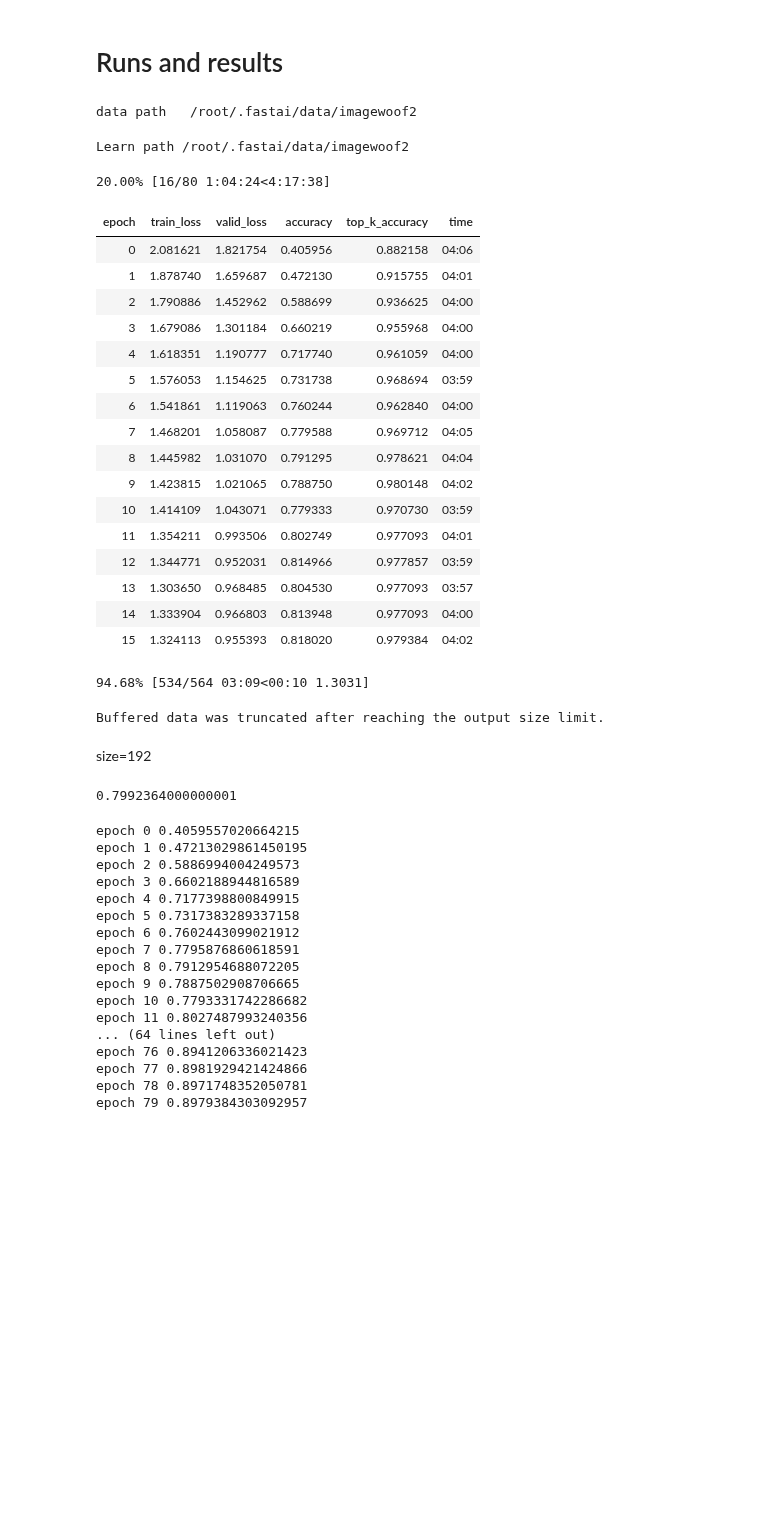
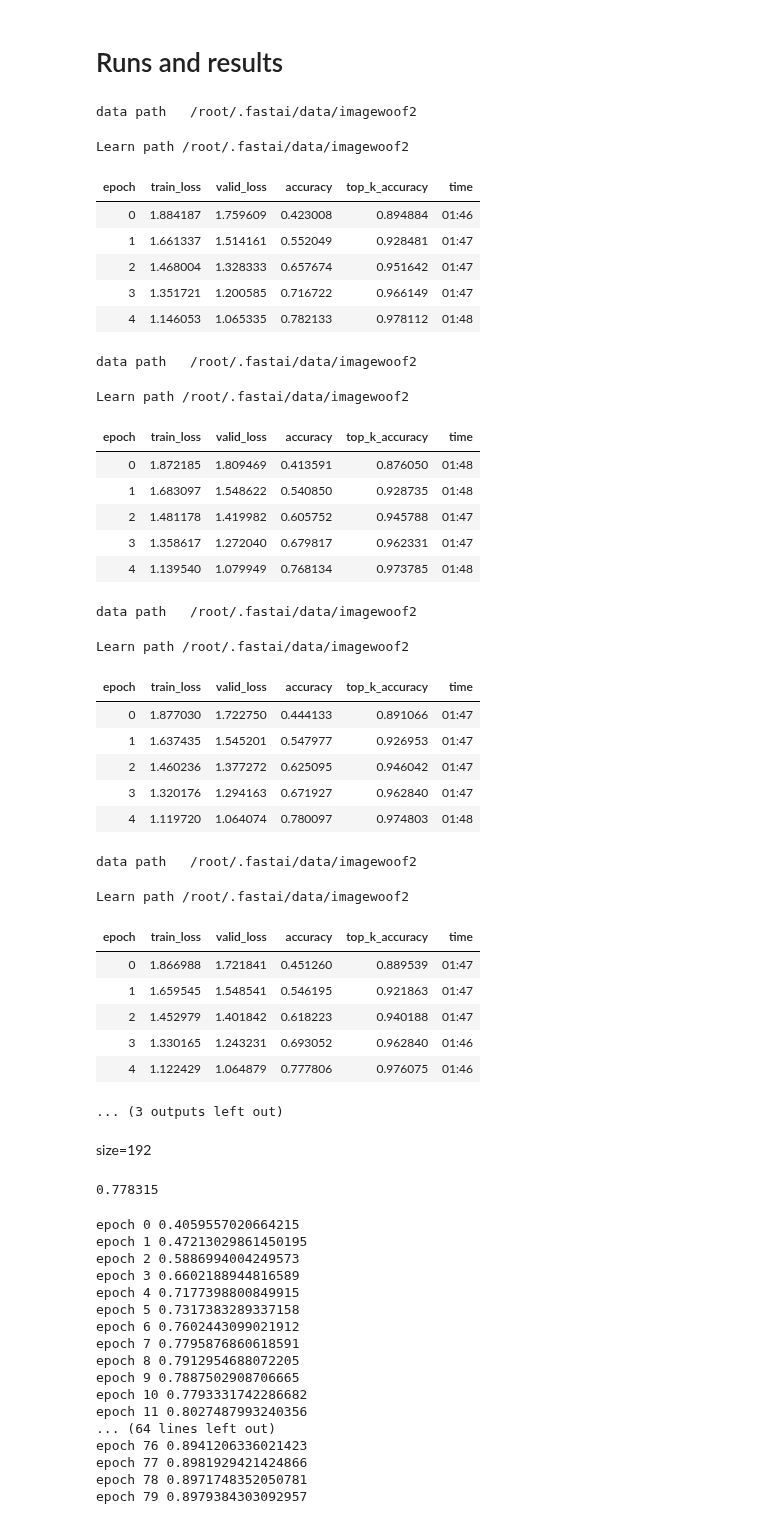
Before and after one commit to liuyao12/Ranger-Mish-ImageWoof-5, a Jupyter notebook: Woof_128_new_ConvTwist.ipynb, the cells around one changed output. Saved outputs shown, nothing was run; the diff lists cells and outputs as text; code cells hidden in the pictures; blank space fills up the shorter version.

```diff
--- a/Woof_128_new_ConvTwist.ipynb
+++ b/Woof_128_new_ConvTwist.ipynb
@@ -66,7 +64,7 @@ class ConvTwist(nn.Module):  # replacing 3x3 Conv2d
         self.twist = False
         self.same = ni==nf and stride==1
         if not (ni%groups==0 and nf%groups==0): groups = 1
-        elif ni%64==0: groups = ni//8
+        # elif ni%64==0: groups = ni//8
         self.conv = nn.Conv2d(ni, nf, kernel_size=3, stride=stride, padding=1, bias=False, groups=groups)
         if self.twist:
             # self.conv_x = nn.Conv2d(ni, nf, kernel_size=3, stride=stride, padding=1, bias=False, groups=groups)
@@ -137,7 +135,7 @@ class ConvTwist(nn.Module):  # replacing 3x3 Conv2d
 
     def forward(self, inpt):
         # self.symmetrize(self.conv.weight)
-        out = self._conv(inpt)
+        out = self.conv(inpt)
         if self.twist is False:
             return out
         _,_,h,w = out.size()
@@ -226,7 +224,7 @@ class NewResBlock(Module):
 # %% [markdown]
 # Model Constructor
 # %%
-model = Net(c_out=10, layers=[4,6,8,10], expansion=4)
+model = Net(c_out=10, layers=[3,4,6,3], expansion=4)
 model.block = NewResBlock
 # model.conv_layer = NewLayer # for the stem
 pool = MaxBlurPool2d(3, True)
@@ -238,35 +236,50 @@ model.sa = True
 # %% [markdown]
 # Runs and results
 # %%
-for _ in range(1):
-    learn = get_learn(model=model, size=192, bs=16, mixup=0.4)
-    learn.fit_fc(80, lr=4e-3, moms=(0.95,0.95), start_pct=0.72)
+for _ in range(5):
+    learn = get_learn(model=model, size=192, bs=32, mixup=0)
+    learn.fit_fc(5, lr=4e-3, moms=(0.95,0.95), start_pct=0.72)
 # %% [output]
 data path   /root/.fastai/data/imagewoof2
 Learn path /root/.fastai/data/imagewoof2
+| epoch | train_loss | valid_loss | accuracy | top_k_accuracy | time |
+| 0 | 1.884187 | 1.759609 | 0.423008 | 0.894884 | 01:46 |
+| 1 | 1.661337 | 1.514161 | 0.552049 | 0.928481 | 01:47 |
+| 2 | 1.468004 | 1.328333 | 0.657674 | 0.951642 | 01:47 |
+| 3 | 1.351721 | 1.200585 | 0.716722 | 0.966149 | 01:47 |
+| 4 | 1.146053 | 1.065335 | 0.782133 | 0.978112 | 01:48 |
-20.00% [16/80 1:04:24<4:17:38]
+data path   /root/.fastai/data/imagewoof2
-| epoch | train_loss | valid_loss | accuracy | top_k_accuracy | time |
-| 0 | 2.081621 | 1.821754 | 0.405956 | 0.882158 | 04:06 |
-| 1 | 1.878740 | 1.659687 | 0.472130 | 0.915755 | 04:01 |
-| 2 | 1.790886 | 1.452962 | 0.588699 | 0.936625 | 04:00 |
-| 3 | 1.679086 | 1.301184 | 0.660219 | 0.955968 | 04:00 |
-| 4 | 1.618351 | 1.190777 | 0.717740 | 0.961059 | 04:00 |
-| 5 | 1.576053 | 1.154625 | 0.731738 | 0.968694 | 03:59 |
-| 6 | 1.541861 | 1.119063 | 0.760244 | 0.962840 | 04:00 |
-| 7 | 1.468201 | 1.058087 | 0.779588 | 0.969712 | 04:05 |
-| 8 | 1.445982 | 1.031070 | 0.791295 | 0.978621 | 04:04 |
-| 9 | 1.423815 | 1.021065 | 0.788750 | 0.980148 | 04:02 |
-| 10 | 1.414109 | 1.043071 | 0.779333 | 0.970730 | 03:59 |
-| 11 | 1.354211 | 0.993506 | 0.802749 | 0.977093 | 04:01 |
-| 12 | 1.344771 | 0.952031 | 0.814966 | 0.977857 | 03:59 |
-| 13 | 1.303650 | 0.968485 | 0.804530 | 0.977093 | 03:57 |
-| 14 | 1.333904 | 0.966803 | 0.813948 | 0.977093 | 04:00 |
-| 15 | 1.324113 | 0.955393 | 0.818020 | 0.979384 | 04:02 |
-94.68% [534/564 03:09<00:10 1.3031]
+Learn path /root/.fastai/data/imagewoof2
+| epoch | train_loss | valid_loss | accuracy | top_k_accuracy | time |
+| 0 | 1.872185 | 1.809469 | 0.413591 | 0.876050 | 01:48 |
+| 1 | 1.683097 | 1.548622 | 0.540850 | 0.928735 | 01:48 |
+| 2 | 1.481178 | 1.419982 | 0.605752 | 0.945788 | 01:47 |
+| 3 | 1.358617 | 1.272040 | 0.679817 | 0.962331 | 01:47 |
+| 4 | 1.139540 | 1.079949 | 0.768134 | 0.973785 | 01:48 |
-Buffered data was truncated after reaching the output size limit.
+data path   /root/.fastai/data/imagewoof2
+Learn path /root/.fastai/data/imagewoof2
+| epoch | train_loss | valid_loss | accuracy | top_k_accuracy | time |
+| 0 | 1.877030 | 1.722750 | 0.444133 | 0.891066 | 01:47 |
+| 1 | 1.637435 | 1.545201 | 0.547977 | 0.926953 | 01:47 |
+| 2 | 1.460236 | 1.377272 | 0.625095 | 0.946042 | 01:47 |
+| 3 | 1.320176 | 1.294163 | 0.671927 | 0.962840 | 01:47 |
+| 4 | 1.119720 | 1.064074 | 0.780097 | 0.974803 | 01:48 |
+data path   /root/.fastai/data/imagewoof2
+Learn path /root/.fastai/data/imagewoof2
+| epoch | train_loss | valid_loss | accuracy | top_k_accuracy | time |
+| 0 | 1.866988 | 1.721841 | 0.451260 | 0.889539 | 01:47 |
+| 1 | 1.659545 | 1.548541 | 0.546195 | 0.921863 | 01:47 |
+| 2 | 1.452979 | 1.401842 | 0.618223 | 0.940188 | 01:47 |
+| 3 | 1.330165 | 1.243231 | 0.693052 | 0.962840 | 01:46 |
+| 4 | 1.122429 | 1.064879 | 0.777806 | 0.976075 | 01:46 |
+... (3 outputs left out)
 # %% [markdown]
 size=192
 # %%
+# [3,4,6,3], baseline
+res = [0.782133, 0.768134, 0.780097, 0.777806, 0.783405]
+sum(res)/5 # = 0.778315
+
 # [3,4,6,3], permute on, twist off
 res = [0.795113, 0.804276, 0.787478, 0.792314, 0.794604]
 sum(res)/5 # = 0.7947569999999999
@@ -283,6 +296,10 @@ sum(res)/5 # = 0.8027485999999999
 res = [0.806567, 0.806567, 0.812166, 0.808603, 0.809621]
 sum(res)/5 # = 0.8087047999999999
 
+# [4,6,8,8], permute on, twist off
+res = [0.798676, 0.810893, 0.817256, 0.803003, 0.801476]
+sum(res)/5 # = 0.8062607999999999
+
 # [4,6,8,10], group=1 (basic ResNet)
 res = [0.793586, 0.801476, 0.788496, 0.803512, 0.793841]
 sum(res)/5 # = 0.7961822
@@ -291,7 +308,7 @@ sum(res)/5 # = 0.7961822
 res = [0.791295, 0.800967, 0.806058, 0.789768, 0.808094]
 sum(res)/5 # = 0.7992364000000001
 # %% [output]
-0.7992364000000001
+0.778315
 # %%
 for i in range(80):
     print('epoch {} {}'.format(i, learn.recorder.metrics[i][0].item()))
```
Also changed, not shown: parts of 2 cells of this notebook.
